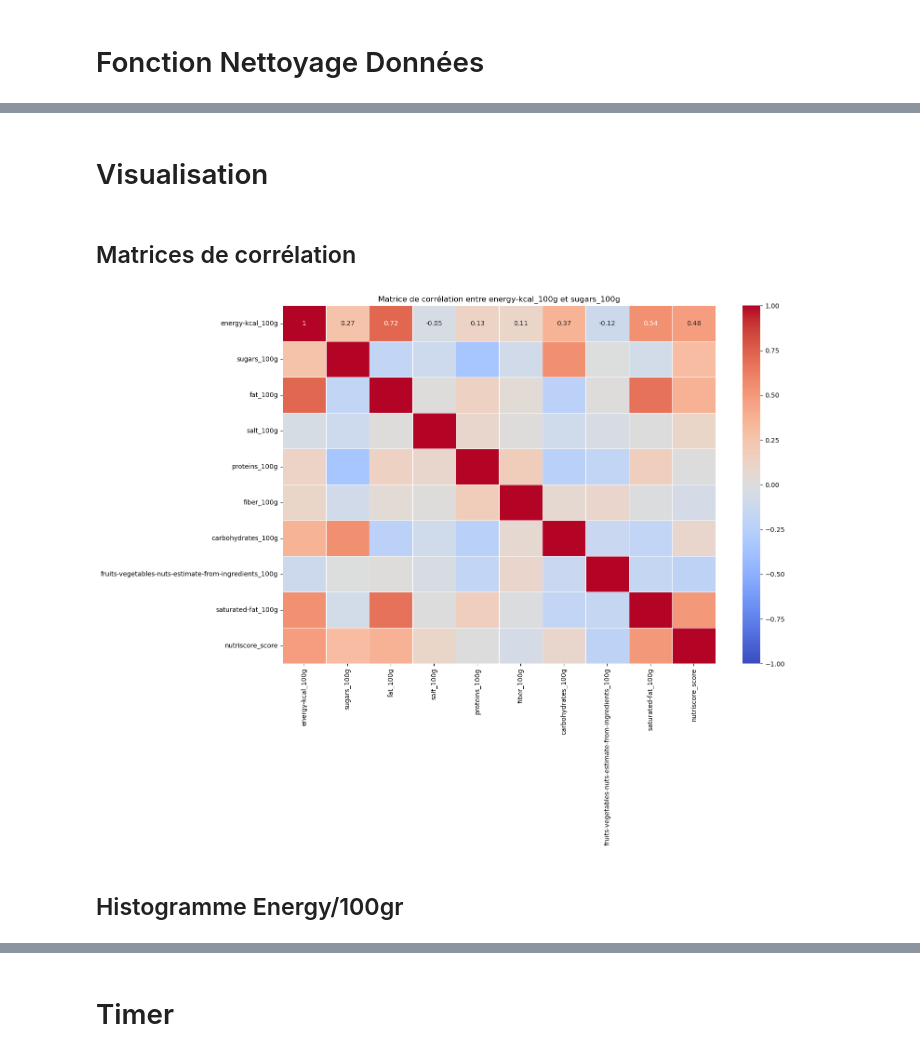
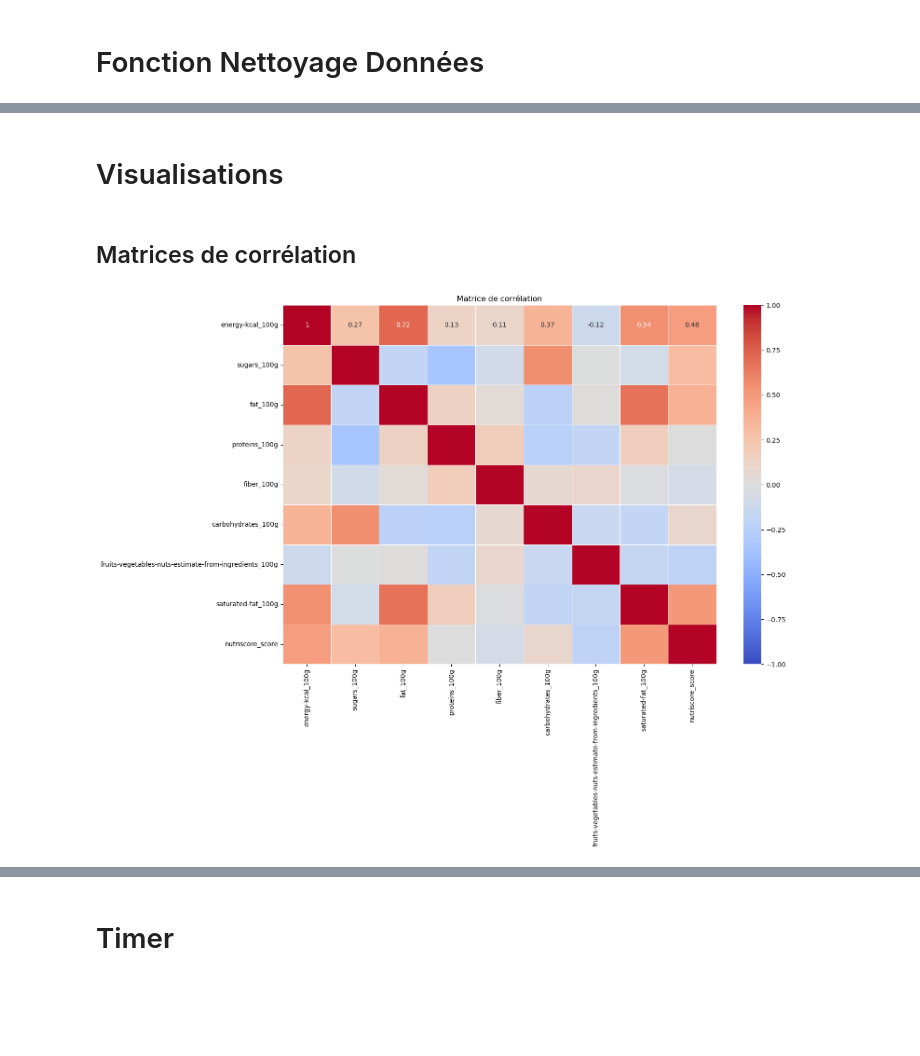
Before and after one commit to Ranack/Datafood, a Jupyter notebook: Foodfact.ipynb, the cells around one changed output, grey strips where cells are left out. Saved outputs shown, nothing was run; the diff lists cells and outputs as text; code cells hidden in the pictures; blank space fills up the shorter version.

Commit message:
Fonction graphe

```diff
--- a/Foodfact.ipynb
+++ b/Foodfact.ipynb
@@ -274,14 +295,12 @@ Nombre de valeurs modifiées dans 'pnns_groups_2' : 137868
 # %% [markdown]
-# Visualisation
+# Visualisations
 # %% [markdown]
 ## Matrices de corrélation
 # %%
-correlation_matrix = df[['energy-kcal_100g', 'sugars_100g','fat_100g','salt_100g','proteins_100g','fiber_100g','carbohydrates_100g','fruits-vegetables-nuts-estimate-from-ingredients_100g','saturated-fat_100g','nutriscore_score',]].corr()
+correlation_matrix = df[['energy-kcal_100g', 'sugars_100g','fat_100g','proteins_100g','fiber_100g','carbohydrates_100g','fruits-vegetables-nuts-estimate-from-ingredients_100g','saturated-fat_100g','nutriscore_score',]].corr()
 plt.figure(figsize=(15, 10))
 sns.heatmap(correlation_matrix, annot=True, cmap='coolwarm', vmin=-1, vmax=1, center=0, linewidths=.5)
-plt.title('Matrice de corrélation entre energy-kcal_100g et sugars_100g')
+plt.title('Matrice de corrélation')
 plt.show()
 # %% [output]
-[figure, old version]
+[figure, new version]
-# %% [markdown]
-## Histogramme Energy/100gr
```
Also changed, not shown: parts of 19 cells of this notebook.
